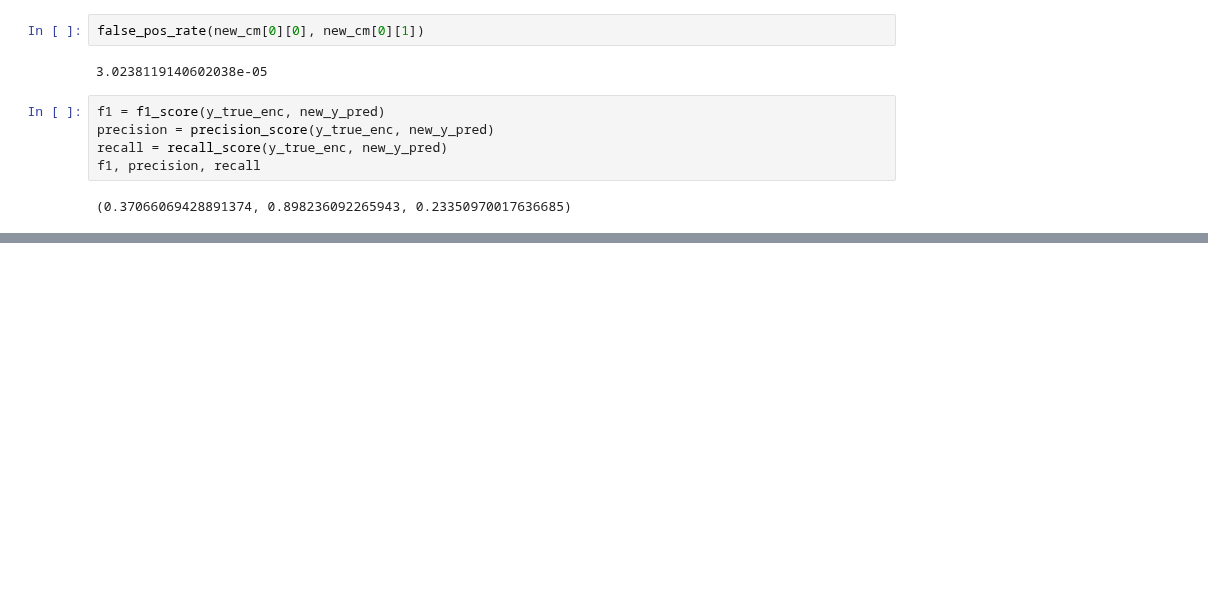
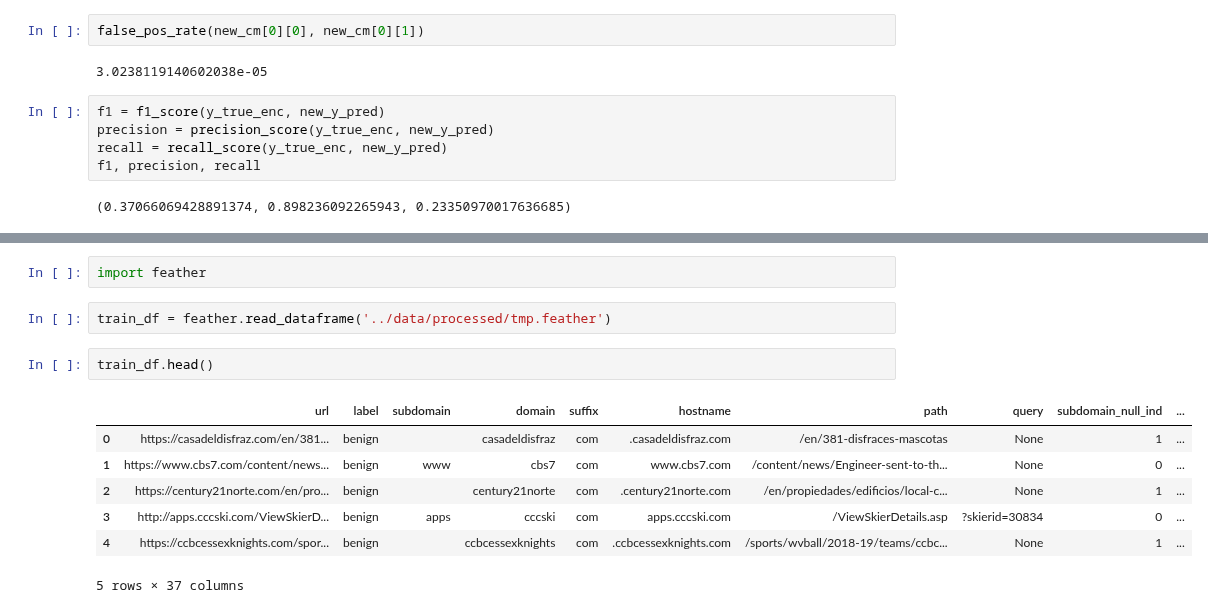
Before and after one commit to kbfreder/phishing-urls, a Jupyter notebook: notebooks/06-model_eval.ipynb, the cells around one changed output, grey strips where cells are left out. Cells and saved outputs as stored; diff of their text form; blank space fills up the shorter version.

```diff
--- a/notebooks/06-model_eval.ipynb
+++ b/notebooks/06-model_eval.ipynb
@@ -182,0 +238,14 @@ f1, precision, recall
+# %%
+import feather
+# %%
+train_df = feather.read_dataframe('../data/processed/tmp.feather')
+# %%
+train_df.head()
+# %% [output]
+|  | url | label | subdomain | domain | suffix | hostname | path | query | subdomain_null_ind | ... |
+| 0 | https://casadeldisfraz.com/en/381... | benign |  | casadeldisfraz | com | .casadeldisfraz.com | /en/381-disfraces-mascotas | None | 1 | ... |
+| 1 | https://www.cbs7.com/content/news... | benign | www | cbs7 | com | www.cbs7.com | /content/news/Engineer-sent-to-th... | None | 0 | ... |
+| 2 | https://century21norte.com/en/pro... | benign |  | century21norte | com | .century21norte.com | /en/propiedades/edificios/local-c... | None | 1 | ... |
+| 3 | http://apps.cccski.com/ViewSkierD... | benign | apps | cccski | com | apps.cccski.com | /ViewSkierDetails.asp | ?skierid=30834 | 0 | ... |
+| 4 | https://ccbcessexknights.com/spor... | benign |  | ccbcessexknights | com | .ccbcessexknights.com | /sports/wvball/2018-19/teams/ccbc... | None | 1 | ... |
+5 rows × 37 columns
```
Also changed, not shown: parts of 24 cells of this notebook, 6 other files.
